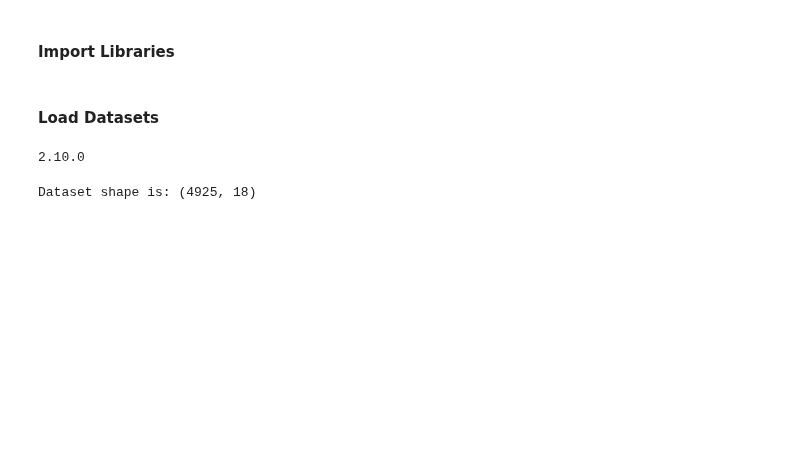
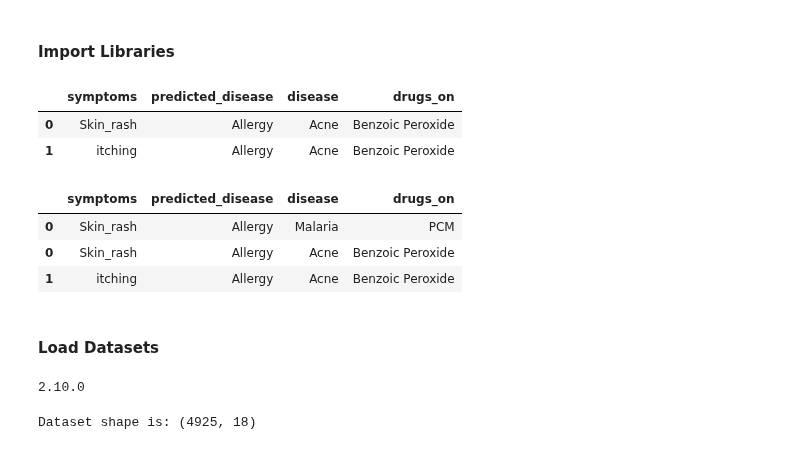
Before and after one commit to TheBlueZayn/Disease-Symptom-Prediction, a Jupyter notebook: sympt.ipynb, the cells around one changed output. Drawn from its saved outputs; the diff is of its cells as text; code cells hidden in the pictures; blank space fills up the shorter version.

Commit message:
edits
Create an updated data of summary

```diff
--- a/sympt.ipynb
+++ b/sympt.ipynb
@@ -18,0 +39,5 @@ from tensorflow.keras.losses import SparseCategoricalCrossentropy
+# %%
+disease = "Acne"
+d = "Fungal infection"
+drugs = "Benzoic Peroxide"
+options = "Skin_rash", "itching"
@@ -19,3 +49,18 @@ from tensorflow.keras.losses import SparseCategoricalCrossentropy
+# %%
+dic_g = {"symptoms": options,"predicted_disease" :d,  "disease": disease, "drugs_on": drugs}
+g = pd.DataFrame(dic_g, index=range(len(options)))
+g
+# %% [output]
+|  | symptoms | predicted_disease | disease | drugs_on |
+| 0 | Skin_rash | Allergy | Acne | Benzoic Peroxide |
+| 1 | itching | Allergy | Acne | Benzoic Peroxide |
+# %%
+pd.concat([f,g])
+# %% [output]
+|  | symptoms | predicted_disease | disease | drugs_on |
+| 0 | Skin_rash | Allergy | Malaria | PCM |
+| 0 | Skin_rash | Allergy | Acne | Benzoic Peroxide |
+| 1 | itching | Allergy | Acne | Benzoic Peroxide |
 # %% [markdown]
 #### Load Datasets
 # %%
```
Also changed, not shown: parts of 3 cells of this notebook, 2 other files.
